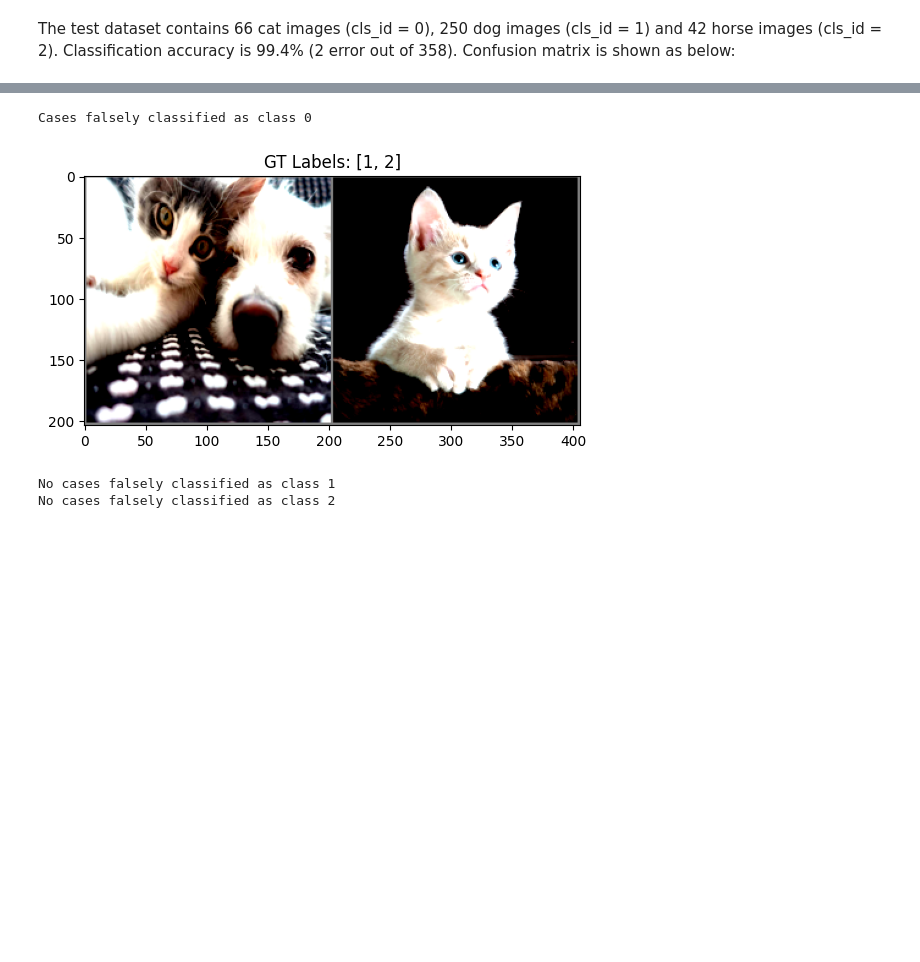
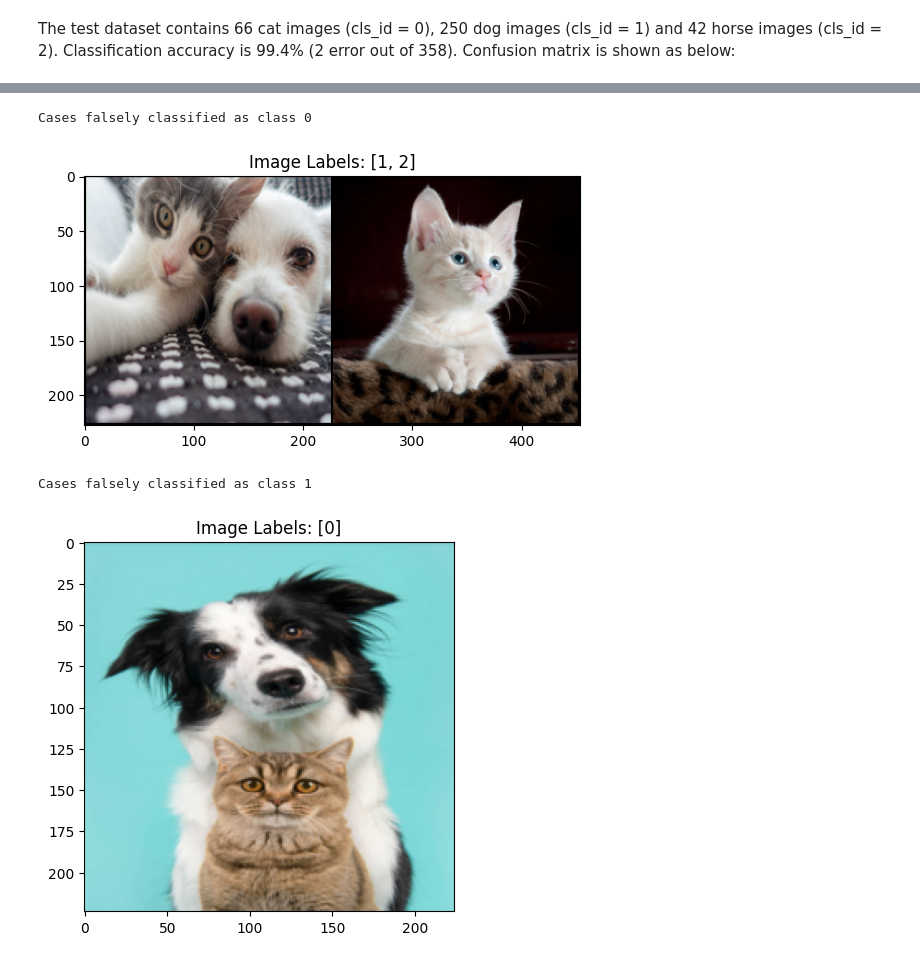
Before and after one commit to Jess-dudu/TennisVideoWizard, a Jupyter notebook: src/frame_classifier/test_animals_model.ipynb, the cells around one changed output, grey strips where cells are left out. Cells and saved outputs as stored; diff of their text form; code cells hidden in the pictures; blank space fills up the shorter version.

```diff
--- a/src/frame_classifier/test_animals_model.ipynb
+++ b/src/frame_classifier/test_animals_model.ipynb
@@ -22,8 +22,8 @@ if (True): # testing anamal classification
     task_name = exp_root + "Dataset/"
     num_classes = 3
 
-model_name = task_name + "/models/lightning_logs/version_2/checkpoints/epoch=9-step=650.ckpt"
-model = ResNetClassifier.load_from_checkpoint(model_name, num_classes=num_classes, resnet_version=50, train_path=task_name+"/train", val_path=task_name+"/val", test_path=task_name+"/test")
+model_name = task_name + "/models/last.ckpt"
+model = ResNetClassifier.load_from_checkpoint(model_name, dataset_root=task_name)
 model.eval();
 # %%
 trainer = pl.Trainer(default_root_dir=task_name) # (fast_dev_run=3)
@@ -64,11 +64,11 @@ There are two classification errors:
 # %%
 from utils import *
 
 testset = model.test_dataloader().dataset
 for cls_id in range(model.num_classes):
-    show_error_cases(y_hat, y_gts, testset, cls_id)
+    collect_error_cases(y_hat, y_gts, testset, cls_id)
 # %% [output]
 Cases falsely classified as class 0
-[figure, old version]
+[figure, new version]
-No cases falsely classified as class 1
-No cases falsely classified as class 2
+Cases falsely classified as class 1
+[figure, added]
```
Also changed, not shown: parts of 5 cells of this notebook, 6 other files.
